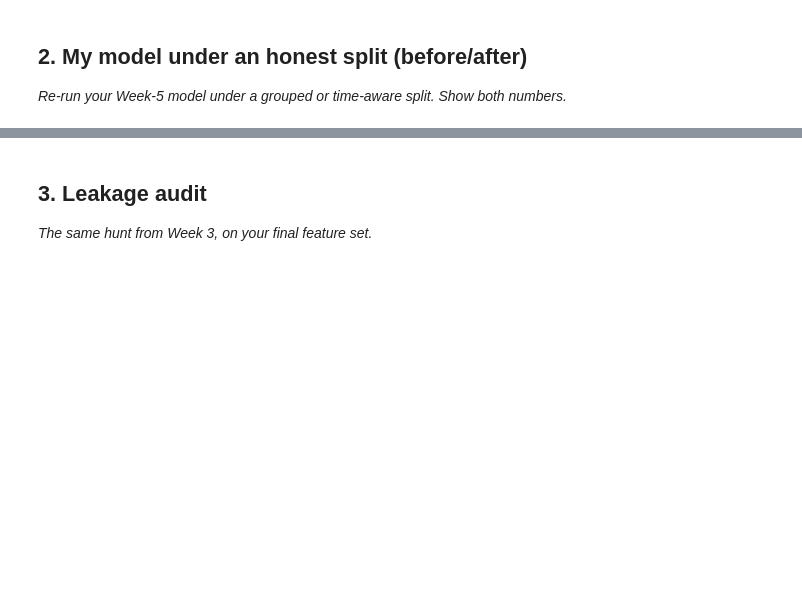
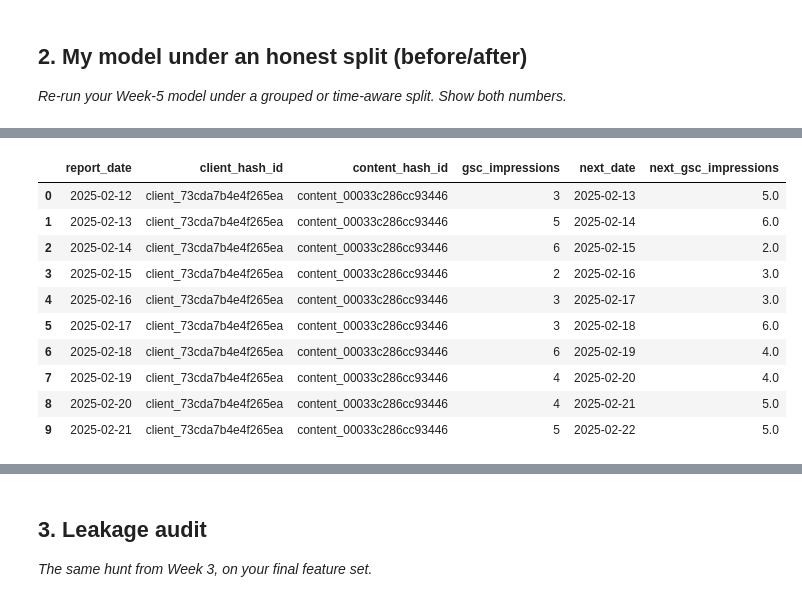
Before and after one commit to jenilrupareliya5150-bit/FlyRankAi-ml-Track, a Jupyter notebook: work/notebooks/w06_validation_audit.ipynb, the cells around one changed output, grey strips where cells are left out. Drawn from its saved outputs; the diff is of its cells as text; code cells hidden in the pictures; blank space fills up the shorter version.

Commit message:
Add files via upload
validation audit

```diff
--- a/work/notebooks/w06_validation_audit.ipynb
+++ b/work/notebooks/w06_validation_audit.ipynb
@@ -58,8 +168,14 @@ I compare the Precision@50 before and after this change. A decrease after groupi
 # %%
-# Create the target used for the model
-df["declining_label"] = (
-    df["trend_direction"] == "down"
-).astype(int)
+# Sort chronologically before creating the next-day target
 
-print(df["declining_label"].value_counts())
+df = real_df.copy()
+
+df["report_date"] = pd.to_datetime(df["report_date"])
+
+df = df.sort_values(
+    ["client_hash_id", "content_hash_id", "report_date"]
+).reset_index(drop=True)
+
+print("Rows:", len(df))
+print("Date range:", df["report_date"].min(), "to", df["report_date"].max())
 # %% [output]
@@ -70,40 +184,38 @@ Name: count, dtype: int64
 # %%
-from sklearn.model_selection import GroupShuffleSplit
+# Create next-day observation
 
-# Target column
-target = "declining_label"
+group_cols = ["client_hash_id", "content_hash_id"]
 
-# Create a client-grouped split
-# This makes sure the same client does not appear in both train and test
-splitter = GroupShuffleSplit(
-    n_splits=1,
-    test_size=0.20,
-    random_state=42
+df["next_date"] = (
+    df.groupby(group_cols)["report_date"]
+      .shift(-1)
 )
 
-train_idx, test_idx = next(
-    splitter.split(
-        df,
-        df[target],
-        groups=df["client_id"]
-    )
+df["next_gsc_impressions"] = (
+    df.groupby(group_cols)["gsc_impressions"]
+      .shift(-1)
 )
 
-# Create train and test data
-train_df = df.iloc[train_idx].copy()
-test_df = df.iloc[test_idx].copy()
-
-print("Training rows:", len(train_df))
-print("Testing rows:", len(test_df))
-
-print("\nTraining clients:", train_df["client_id"].nunique())
-print("Testing clients:", test_df["client_id"].nunique())
-
-# Check client overlap
-client_overlap = (
-    set(train_df["client_id"])
-    & set(test_df["client_id"])
+# Only accept a true next-day observation
+df["next_day_observed"] = (
+    df["next_date"] ==
+    df["report_date"] + pd.Timedelta(days=1)
 )
 
-print("\nClient overlap:", len(client_overlap))
+model_df = df[df["next_day_observed"]].copy()
+
+print("Rows with valid next-day observation:", len(model_df))
+
+display(
+    model_df[
+        [
+            "report_date",
+            "client_hash_id",
+            "content_hash_id",
+            "gsc_impressions",
+            "next_date",
+            "next_gsc_impressions"
+        ]
+    ].head(10)
+)
 # %% [output]
@@ -117 +223,12 @@ Client overlap: 0
+|  | report_date | client_hash_id | content_hash_id | gsc_impressions | next_date | next_gsc_impressions |
+| 0 | 2025-02-12 | client_73cda7b4e4f265ea | content_00033c286cc93446 | 3 | 2025-02-13 | 5.0 |
+| 1 | 2025-02-13 | client_73cda7b4e4f265ea | content_00033c286cc93446 | 5 | 2025-02-14 | 6.0 |
+| 2 | 2025-02-14 | client_73cda7b4e4f265ea | content_00033c286cc93446 | 6 | 2025-02-15 | 2.0 |
+| 3 | 2025-02-15 | client_73cda7b4e4f265ea | content_00033c286cc93446 | 2 | 2025-02-16 | 3.0 |
+| 4 | 2025-02-16 | client_73cda7b4e4f265ea | content_00033c286cc93446 | 3 | 2025-02-17 | 3.0 |
+| 5 | 2025-02-17 | client_73cda7b4e4f265ea | content_00033c286cc93446 | 3 | 2025-02-18 | 6.0 |
+| 6 | 2025-02-18 | client_73cda7b4e4f265ea | content_00033c286cc93446 | 6 | 2025-02-19 | 4.0 |
+| 7 | 2025-02-19 | client_73cda7b4e4f265ea | content_00033c286cc93446 | 4 | 2025-02-20 | 4.0 |
+| 8 | 2025-02-20 | client_73cda7b4e4f265ea | content_00033c286cc93446 | 4 | 2025-02-21 | 5.0 |
+| 9 | 2025-02-21 | client_73cda7b4e4f265ea | content_00033c286cc93446 | 5 | 2025-02-22 | 5.0 |
 # %%
```
Also changed, not shown: parts of 29 cells of this notebook.
